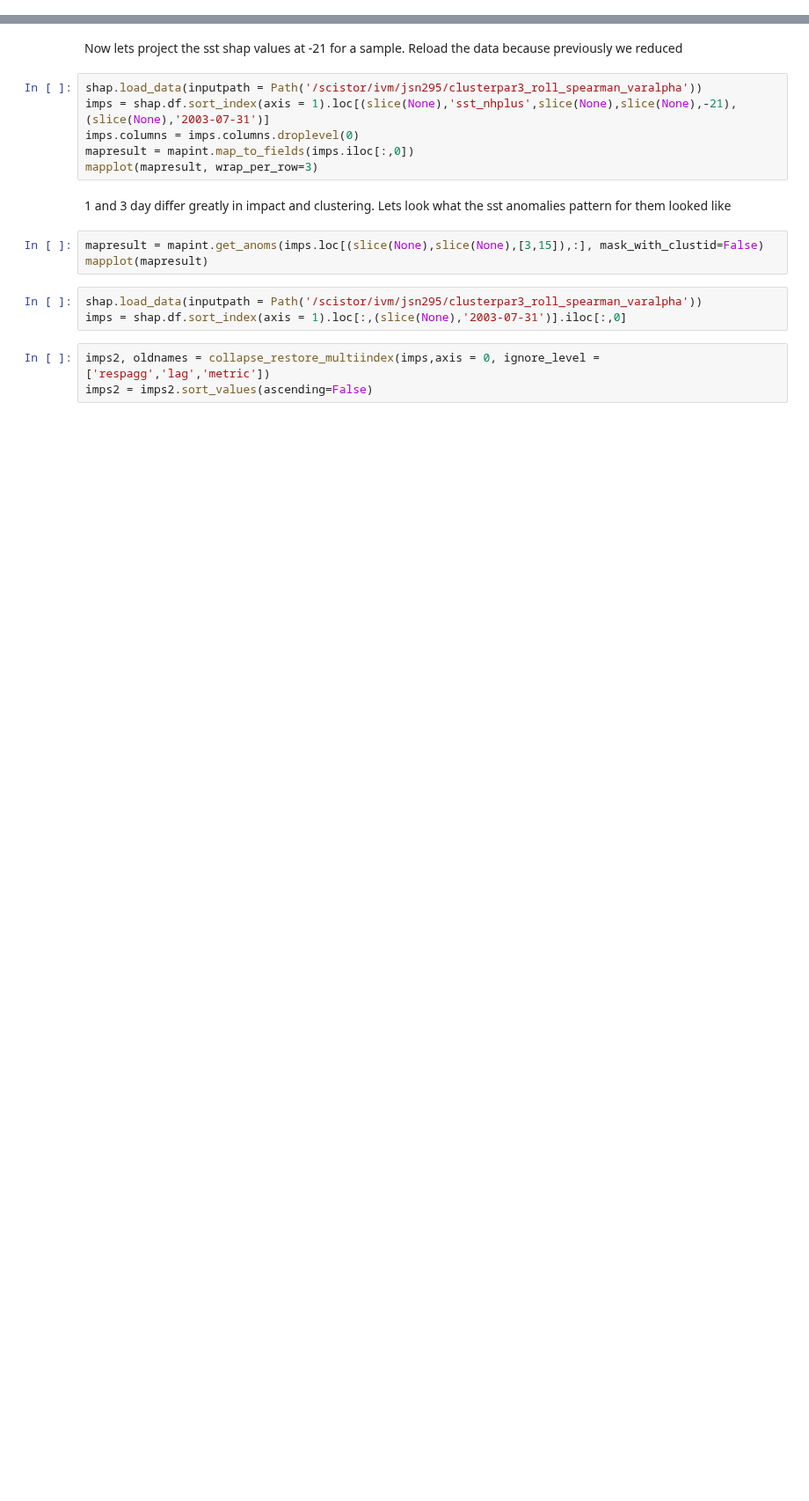
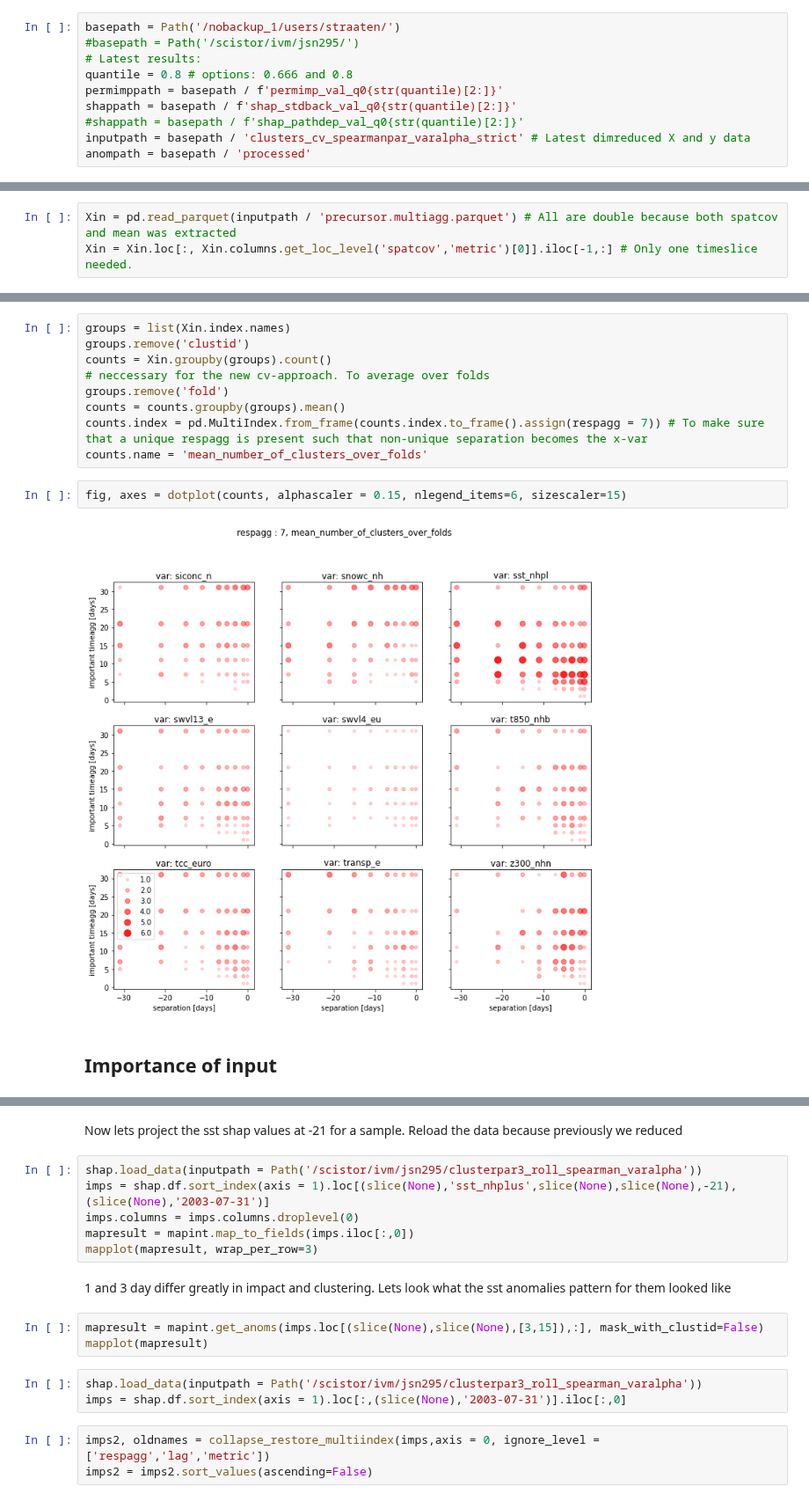
Before and after one commit to chiemvs/Weave, a Jupyter notebook: notebooks/test_inspection.ipynb, the cells around one changed output, grey strips where cells are left out. Shown at 88% size. Drawn from its saved outputs; the diff is of its cells as text; blank space fills up the shorter version.

```diff
--- a/notebooks/test_inspection.ipynb
+++ b/notebooks/test_inspection.ipynb
@@ -16,0 +27,10 @@ from Weave.inspection import ImportanceData, MapInterface, dotplot, barplot, map
+# %%
+basepath = Path('/nobackup_1/users/straaten/')
+#basepath = Path('/scistor/ivm/jsn295/')
+# Latest results:
+quantile = 0.8 # options: 0.666 and 0.8
+permimppath = basepath / f'permimp_val_q0{str(quantile)[2:]}'
+shappath = basepath / f'shap_stdback_val_q0{str(quantile)[2:]}'
+#shappath = basepath / f'shap_pathdep_val_q0{str(quantile)[2:]}'
+inputpath = basepath / 'clusters_cv_spearmanpar_varalpha_strict' # Latest dimreduced X and y data
+anompath = basepath / 'processed'
@@ -16,0 +40,3 @@ from Weave.inspection import ImportanceData, MapInterface, dotplot, barplot, map
+# %%
+Xin = pd.read_parquet(inputpath / 'precursor.multiagg.parquet') # All are double because both spatcov and mean was extracted
+Xin = Xin.loc[:, Xin.columns.get_loc_level('spatcov','metric')[0]].iloc[-1,:] # Only one timeslice needed.
@@ -16,0 +49,15 @@ from Weave.inspection import ImportanceData, MapInterface, dotplot, barplot, map
+# %%
+groups = list(Xin.index.names)
+groups.remove('clustid')
+counts = Xin.groupby(groups).count()
+# neccessary for the new cv-approach. To average over folds
+groups.remove('fold')
+counts = counts.groupby(groups).mean()
+counts.index = pd.MultiIndex.from_frame(counts.index.to_frame().assign(respagg = 7)) # To make sure that a unique respagg is present such that non-unique separation becomes the x-var
+counts.name = 'mean_number_of_clusters_over_folds'
+# %%
+fig, axes = dotplot(counts, alphascaler = 0.15, nlegend_items=6, sizescaler=15)
+# %% [output]
+[figure, added]
+# %% [markdown]
+## Importance of input
```
Also changed, not shown: parts of 27 cells of this notebook, 1 other file.
